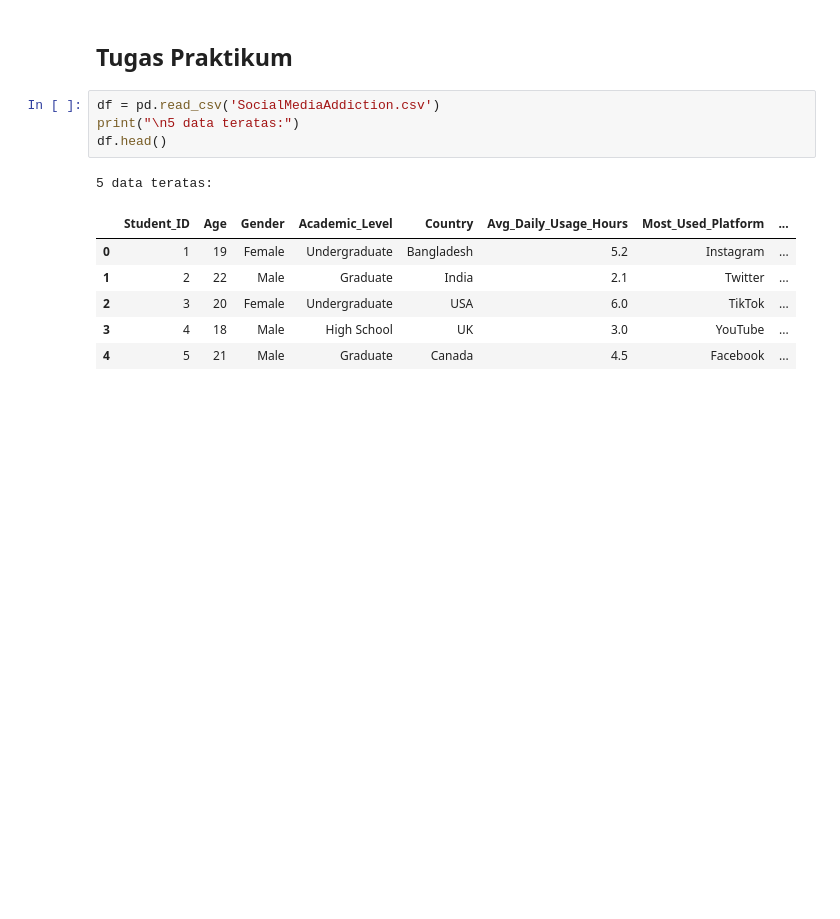
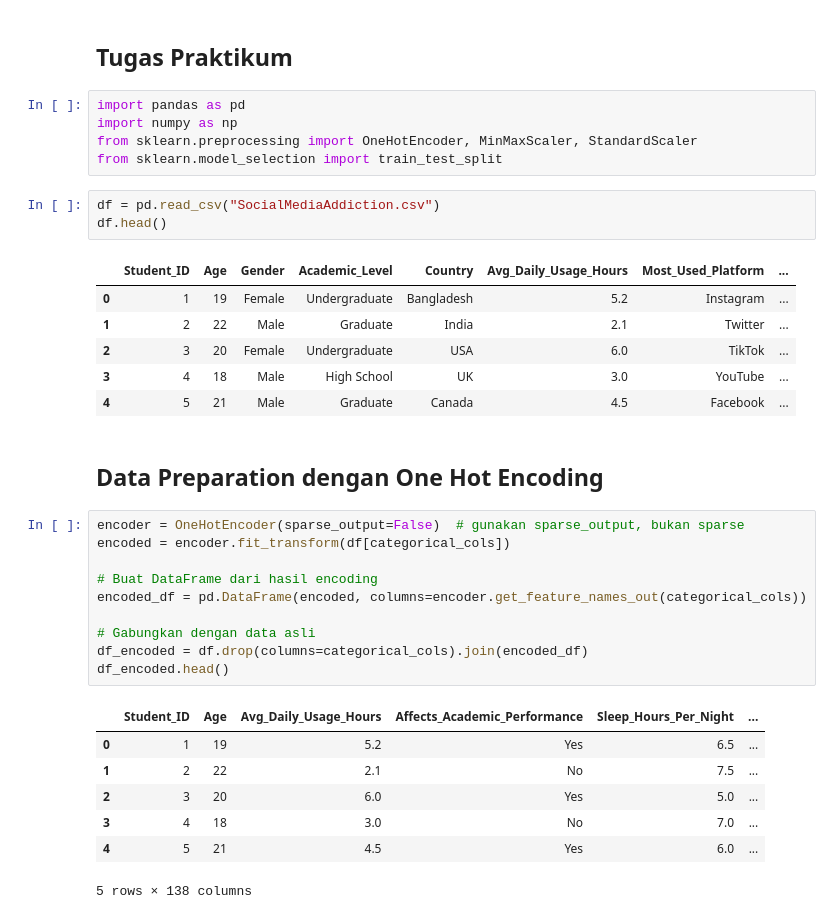
Before and after one commit to azkbrqlna/2025-AI-Praktikum, a Jupyter notebook: Jobsheet7.ipynb, the cells around one changed output. Saved outputs shown, nothing was run; the diff lists cells and outputs as text; blank space fills up the shorter version.

```diff
--- a/Jobsheet7.ipynb
+++ b/Jobsheet7.ipynb
@@ -214,15 +214,38 @@ print('Hasil cross validation:', scores)
 Hasil cross validation: [0.96666667 0.96666667 0.9        1.         1.        ]
 # %% [markdown]
 ## Tugas Praktikum
+# %%
+import pandas as pd
+import numpy as np
+from sklearn.preprocessing import OneHotEncoder, MinMaxScaler, StandardScaler
+from sklearn.model_selection import train_test_split
 # %%
-df = pd.read_csv('SocialMediaAddiction.csv')
-print("\n5 data teratas:")
+df = pd.read_csv("SocialMediaAddiction.csv")
 df.head()
 # %% [output]
-5 data teratas:
 |  | Student_ID | Age | Gender | Academic_Level | Country | Avg_Daily_Usage_Hours | Most_Used_Platform | ... |
 | 0 | 1 | 19 | Female | Undergraduate | Bangladesh | 5.2 | Instagram | ... |
 | 1 | 2 | 22 | Male | Graduate | India | 2.1 | Twitter | ... |
 | 2 | 3 | 20 | Female | Undergraduate | USA | 6.0 | TikTok | ... |
 | 3 | 4 | 18 | Male | High School | UK | 3.0 | YouTube | ... |
 | 4 | 5 | 21 | Male | Graduate | Canada | 4.5 | Facebook | ... |
+# %% [markdown]
+## Data Preparation dengan One Hot Encoding
+# %%
+encoder = OneHotEncoder(sparse_output=False)  # gunakan sparse_output, bukan sparse
+encoded = encoder.fit_transform(df[categorical_cols])
+
+# Buat DataFrame dari hasil encoding
+encoded_df = pd.DataFrame(encoded, columns=encoder.get_feature_names_out(categorical_cols))
+
+# Gabungkan dengan data asli
+df_encoded = df.drop(columns=categorical_cols).join(encoded_df)
+df_encoded.head()
+# %% [output]
+|  | Student_ID | Age | Avg_Daily_Usage_Hours | Affects_Academic_Performance | Sleep_Hours_Per_Night | ... |
+| 0 | 1 | 19 | 5.2 | Yes | 6.5 | ... |
+| 1 | 2 | 22 | 2.1 | No | 7.5 | ... |
+| 2 | 3 | 20 | 6.0 | Yes | 5.0 | ... |
+| 3 | 4 | 18 | 3.0 | No | 7.0 | ... |
+| 4 | 5 | 21 | 4.5 | Yes | 6.0 | ... |
+5 rows × 138 columns
```
Also changed, not shown: parts of 8 cells of this notebook.
